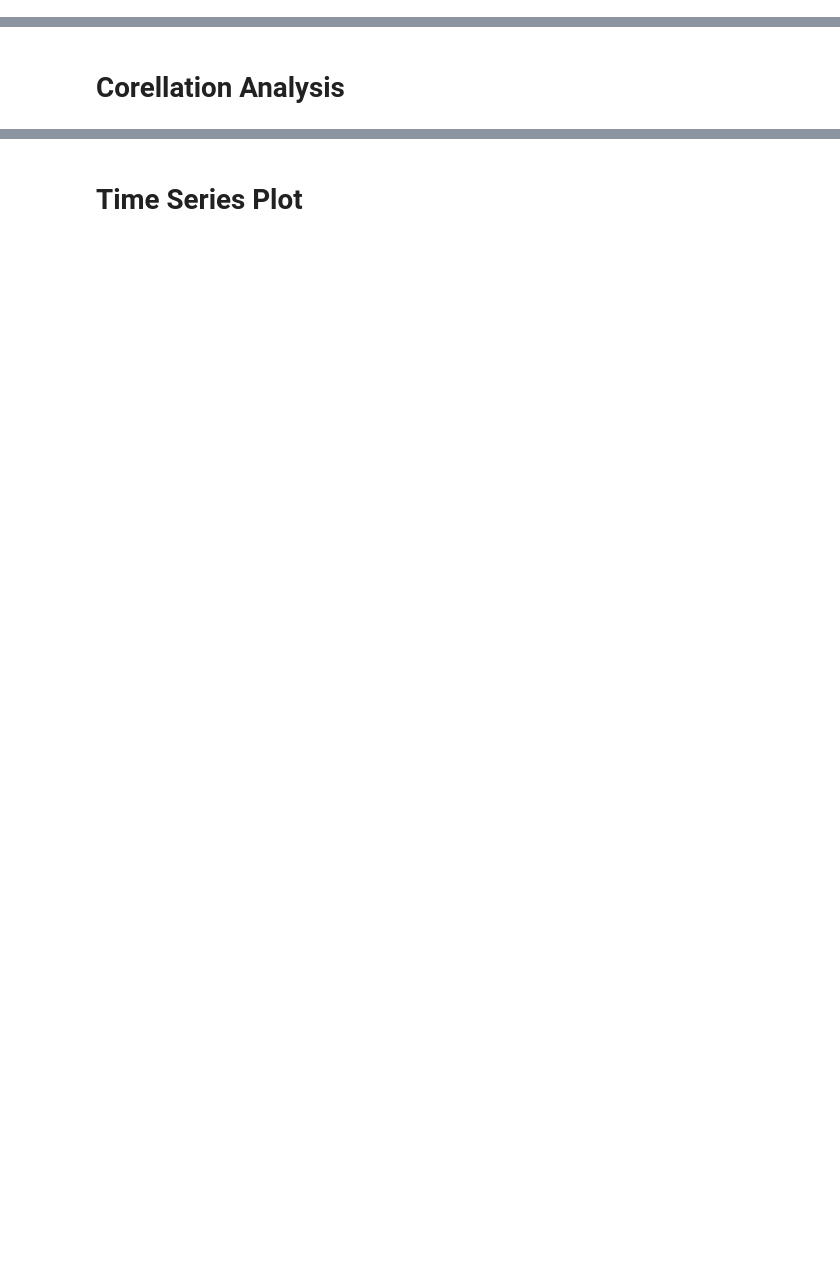
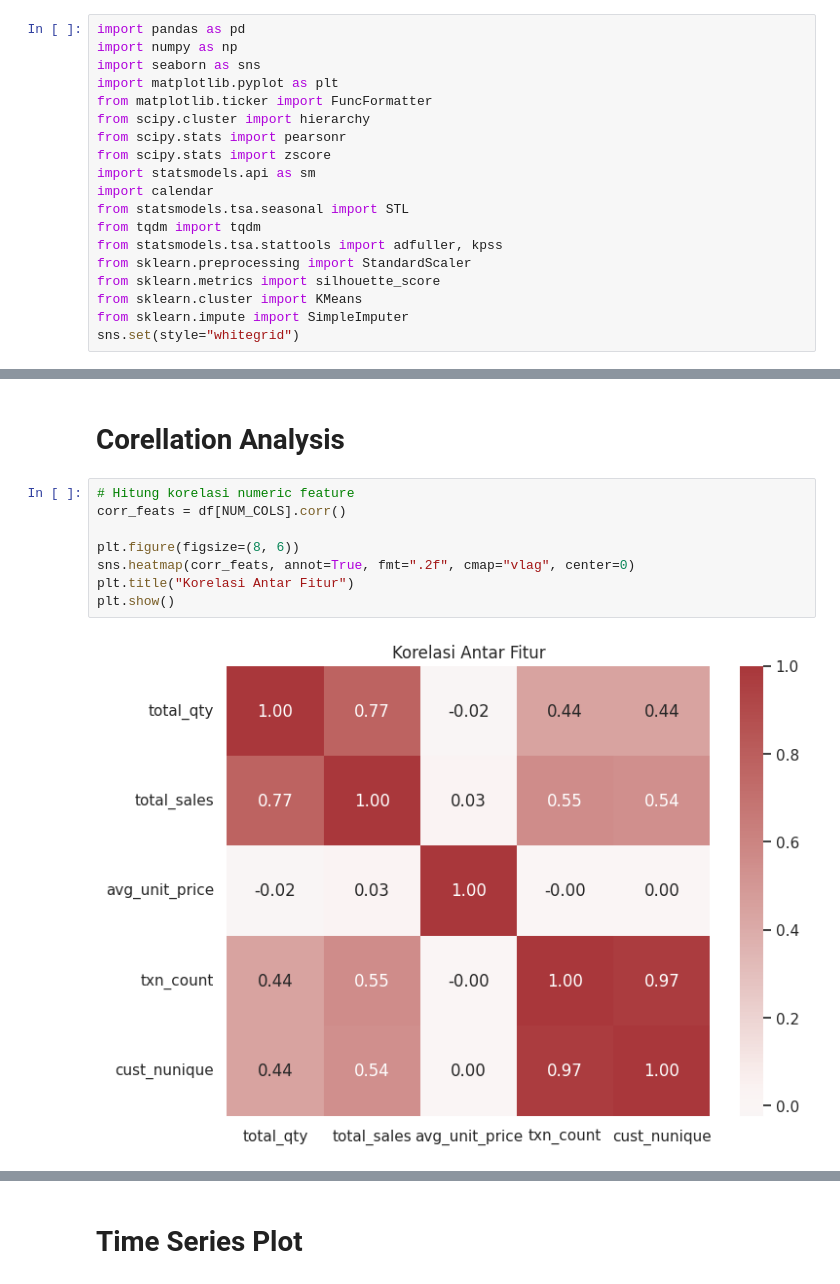
Before and after one commit to faathirchikal/kalbe-python-workshop-2025, a Jupyter notebook: 02_eda.ipynb, the cells around one changed output, grey strips where cells are left out. Saved outputs shown, nothing was run; the diff lists cells and outputs as text; blank space fills up the shorter version.

```diff
--- a/02_eda.ipynb
+++ b/02_eda.ipynb
@@ -1,4 +1,23 @@
 # %% [markdown]
 # Libraries
+# %%
+import pandas as pd
+import numpy as np
+import seaborn as sns
+import matplotlib.pyplot as plt
+from matplotlib.ticker import FuncFormatter
+from scipy.cluster import hierarchy
+from scipy.stats import pearsonr
+from scipy.stats import zscore
+import statsmodels.api as sm
+import calendar
+from statsmodels.tsa.seasonal import STL
+from tqdm import tqdm
+from statsmodels.tsa.stattools import adfuller, kpss
+from sklearn.preprocessing import StandardScaler
+from sklearn.metrics import silhouette_score
+from sklearn.cluster import KMeans
+from sklearn.impute import SimpleImputer
+sns.set(style="whitegrid")
 # %% [markdown]
 # Loading the Data
@@ -34,2 +215,12 @@ display(df.loc[demand_zero].head(5))
 # %% [markdown]
 # Corellation Analysis
+# %%
+# Hitung korelasi numeric feature
+corr_feats = df[NUM_COLS].corr()
+
+plt.figure(figsize=(8, 6))
+sns.heatmap(corr_feats, annot=True, fmt=".2f", cmap="vlag", center=0)
+plt.title("Korelasi Antar Fitur")
+plt.show()
+# %% [output]
+[figure, added]
```
Also changed, not shown: parts of 42 cells of this notebook, 4 other files.
